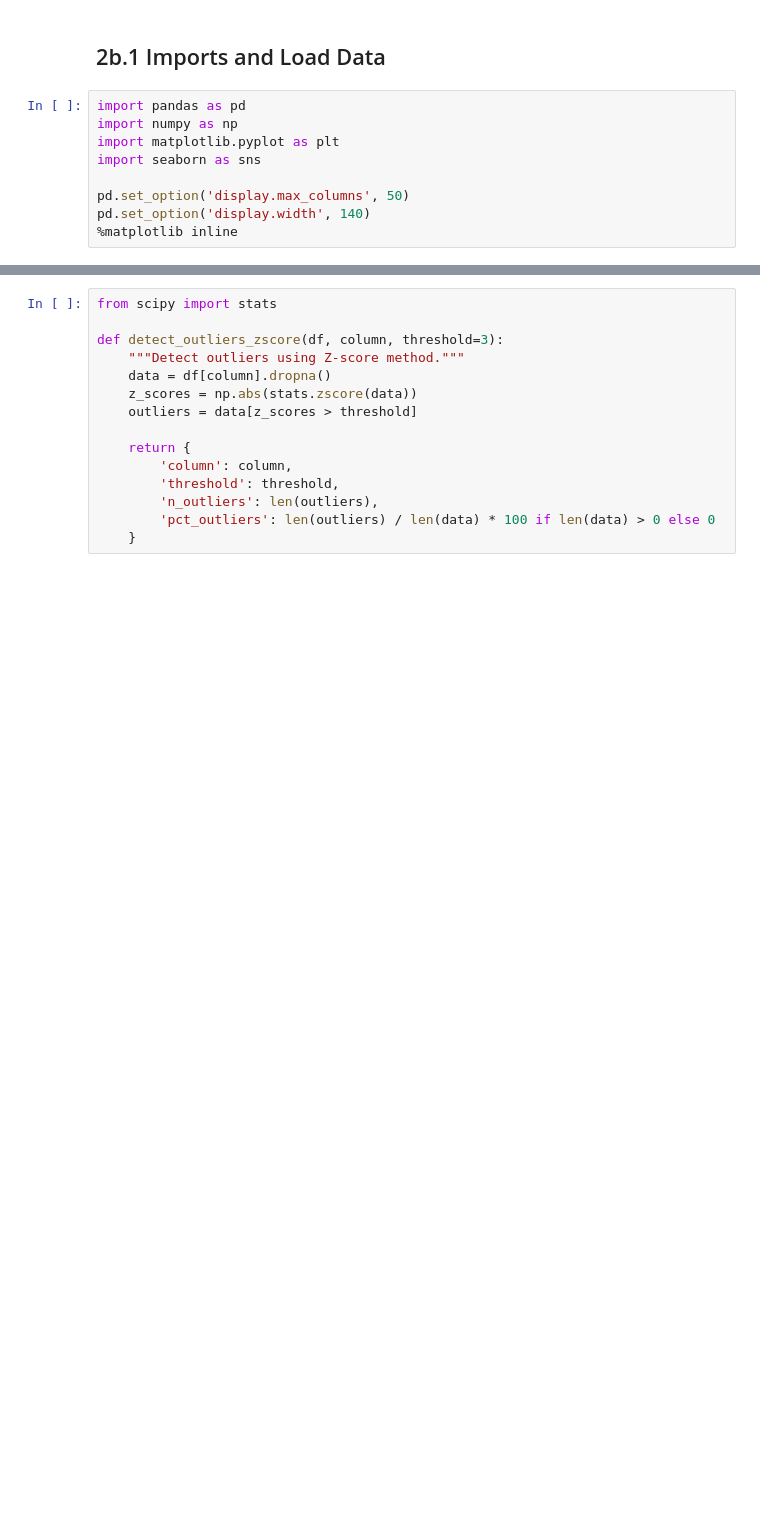
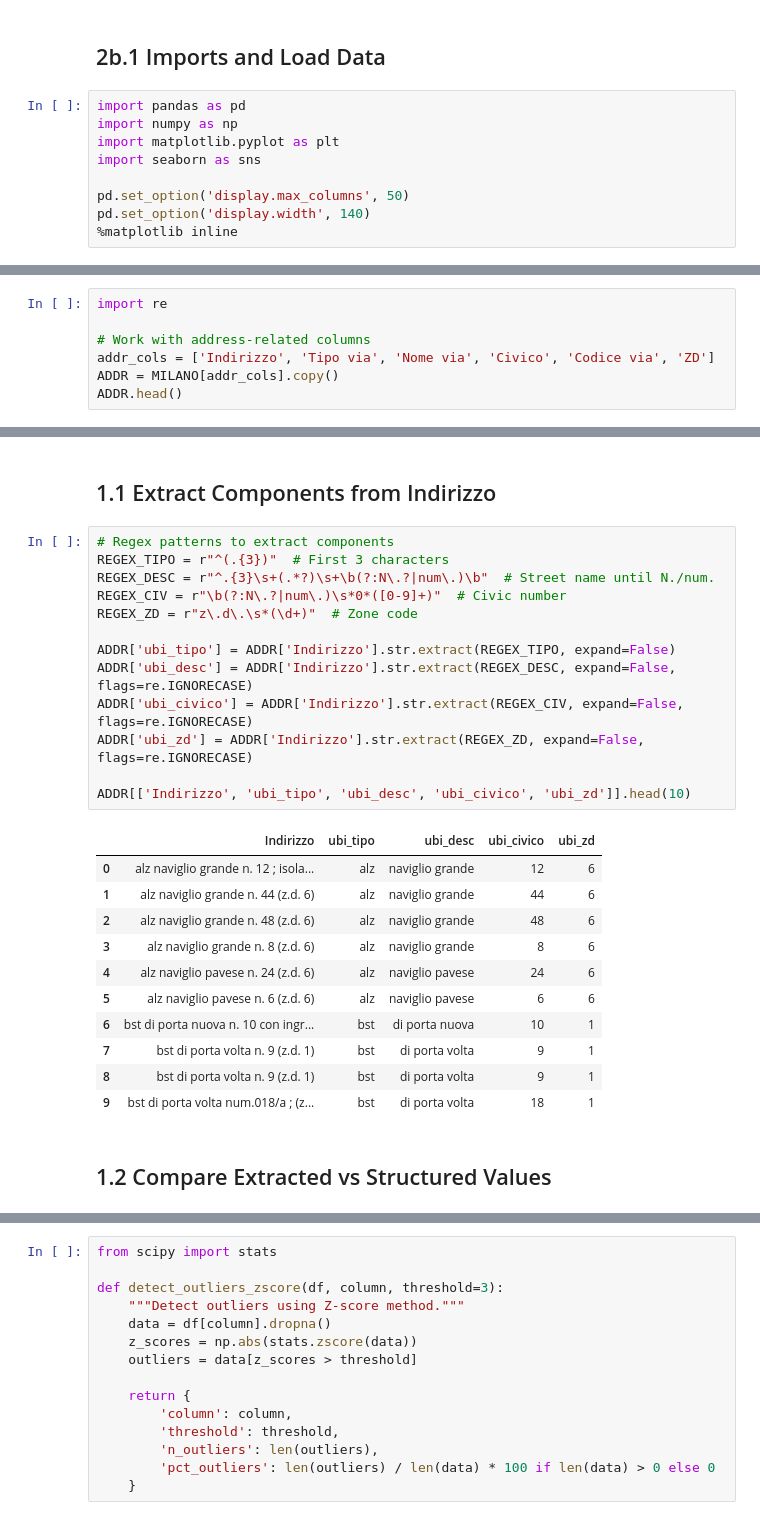
Before and after one commit to ericpiotti/Data_and_Information_Quality, a Jupyter notebook: notebooks/2b_Error_Detection_Correction.ipynb, the cells around one changed output, grey strips where cells are left out. Cells and saved outputs as stored; diff of their text form; blank space fills up the shorter version.

```diff
--- a/notebooks/2b_Error_Detection_Correction.ipynb
+++ b/notebooks/2b_Error_Detection_Correction.ipynb
@@ -31,0 +47,7 @@ MILANO.head()
+# %%
+import re
+
+# Work with address-related columns
+addr_cols = ['Indirizzo', 'Tipo via', 'Nome via', 'Civico', 'Codice via', 'ZD']
+ADDR = MILANO[addr_cols].copy()
+ADDR.head()
@@ -31,0 +61,29 @@ MILANO.head()
+# %% [markdown]
+## 1.1 Extract Components from Indirizzo
+# %%
+# Regex patterns to extract components
+REGEX_TIPO = r"^(.{3})"  # First 3 characters
+REGEX_DESC = r"^.{3}\s+(.*?)\s+\b(?:N\.?|num\.)\b"  # Street name until N./num.
+REGEX_CIV = r"\b(?:N\.?|num\.)\s*0*([0-9]+)"  # Civic number
+REGEX_ZD = r"z\.d\.\s*(\d+)"  # Zone code
+
+ADDR['ubi_tipo'] = ADDR['Indirizzo'].str.extract(REGEX_TIPO, expand=False)
+ADDR['ubi_desc'] = ADDR['Indirizzo'].str.extract(REGEX_DESC, expand=False, flags=re.IGNORECASE)
+ADDR['ubi_civico'] = ADDR['Indirizzo'].str.extract(REGEX_CIV, expand=False, flags=re.IGNORECASE)
+ADDR['ubi_zd'] = ADDR['Indirizzo'].str.extract(REGEX_ZD, expand=False, flags=re.IGNORECASE)
+
+ADDR[['Indirizzo', 'ubi_tipo', 'ubi_desc', 'ubi_civico', 'ubi_zd']].head(10)
+# %% [output]
+|  | Indirizzo | ubi_tipo | ubi_desc | ubi_civico | ubi_zd |
+| 0 | alz naviglio grande n. 12 ; isola... | alz | naviglio grande | 12 | 6 |
+| 1 | alz naviglio grande n. 44 (z.d. 6) | alz | naviglio grande | 44 | 6 |
+| 2 | alz naviglio grande n. 48 (z.d. 6) | alz | naviglio grande | 48 | 6 |
+| 3 | alz naviglio grande n. 8 (z.d. 6) | alz | naviglio grande | 8 | 6 |
+| 4 | alz naviglio pavese n. 24 (z.d. 6) | alz | naviglio pavese | 24 | 6 |
+| 5 | alz naviglio pavese n. 6 (z.d. 6) | alz | naviglio pavese | 6 | 6 |
+| 6 | bst di porta nuova n. 10 con ingr... | bst | di porta nuova | 10 | 1 |
+| 7 | bst di porta volta n. 9 (z.d. 1) | bst | di porta volta | 9 | 1 |
+| 8 | bst di porta volta n. 9 (z.d. 1) | bst | di porta volta | 9 | 1 |
+| 9 | bst di porta volta num.018/a ; (z... | bst | di porta volta | 18 | 1 |
+# %% [markdown]
+## 1.2 Compare Extracted vs Structured Values
```
Also changed, not shown: parts of 50 cells of this notebook, 12 other files.
